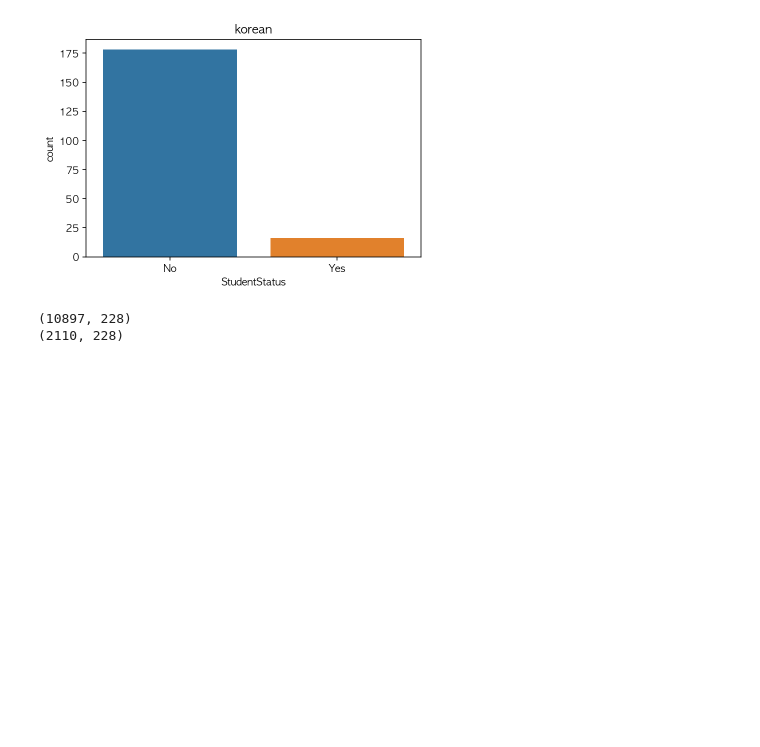
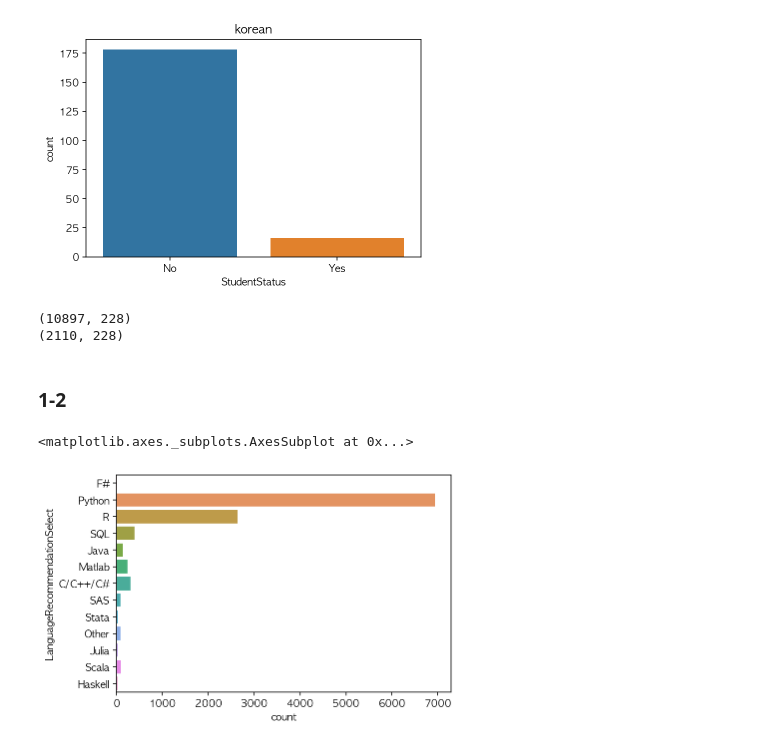
Before and after one commit to solyrion/Numpy, a Jupyter notebook: boostcourse/boostcourse_lecture/kaggle/boostcourse_kaggle_1.ipynb, the cells around one changed output. Cells and saved outputs as stored; diff of their text form; code cells hidden in the pictures; blank space fills up the shorter version.

```diff
--- a/boostcourse/boostcourse_lecture/kaggle/boostcourse_kaggle_1.ipynb
+++ b/boostcourse/boostcourse_lecture/kaggle/boostcourse_kaggle_1.ipynb
@@ -265,3 +265,13 @@ print(looking_for_job.shape)
 # %% [output]
 (10897, 228)
 (2110, 228)
+# %% [markdown]
+### 1-2
+# %%
+# FAQ 시각화
+# 1 Python vs R
+
+sns.countplot(y = 'LanguageRecommendationSelect', data = mcq)
+# %% [output]
+<matplotlib.axes._subplots.AxesSubplot at 0x...>
+[figure, added]
```
Also changed, not shown: parts of 20 cells of this notebook.
